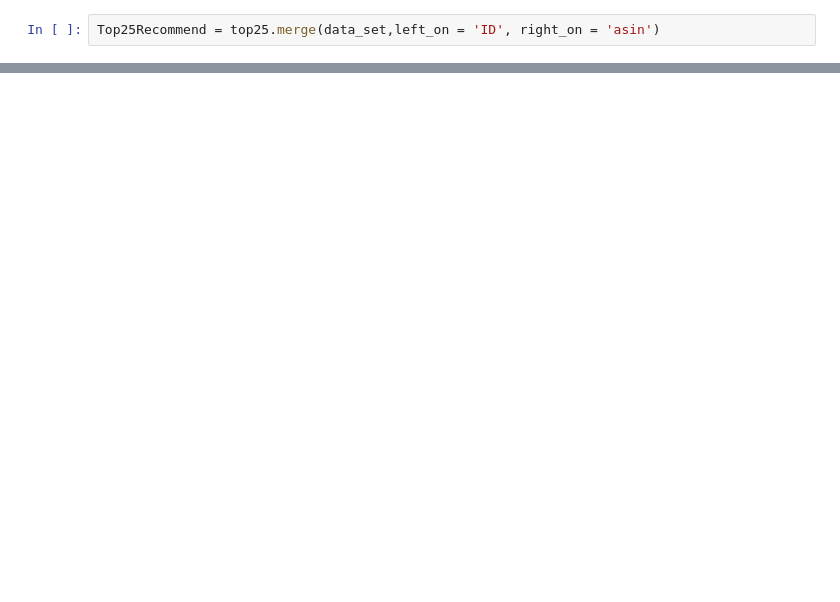
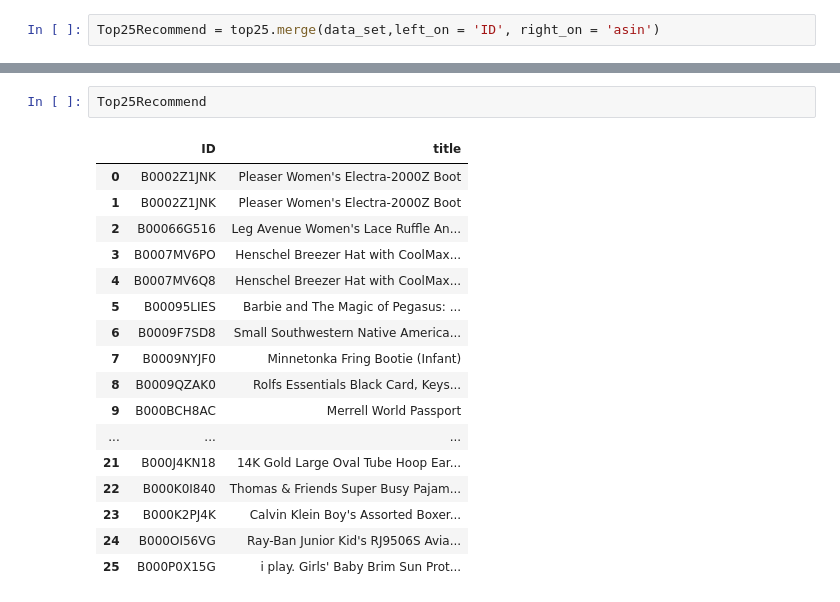
Before and after one commit to JSchluper/ML_Project, a Jupyter notebook: fashion_collab_test.ipynb, the cells around one changed output, grey strips where cells are left out. Drawn from its saved outputs; the diff is of its cells as text; blank space fills up the shorter version.

```diff
--- a/fashion_collab_test.ipynb
+++ b/fashion_collab_test.ipynb
@@ -208,0 +191,20 @@ Top25Recommend = Top25Recommend[Top25Recommend.columns[:2]]
+# %%
+Top25Recommend
+# %% [output]
+|  | ID | title |
+| 0 | B0002Z1JNK | Pleaser Women's Electra-2000Z Boot |
+| 1 | B0002Z1JNK | Pleaser Women's Electra-2000Z Boot |
+| 2 | B00066G516 | Leg Avenue Women's Lace Ruffle An... |
+| 3 | B0007MV6PO | Henschel Breezer Hat with CoolMax... |
+| 4 | B0007MV6Q8 | Henschel Breezer Hat with CoolMax... |
+| 5 | B00095LIES | Barbie and The Magic of Pegasus: ... |
+| 6 | B0009F7SD8 | Small Southwestern Native America... |
+| 7 | B0009NYJF0 | Minnetonka Fring Bootie (Infant) |
+| 8 | B0009QZAK0 | Rolfs Essentials Black Card, Keys... |
+| 9 | B000BCH8AC | Merrell World Passport |
+| ... | ... | ... |
+| 21 | B000J4KN18 | 14K Gold Large Oval Tube Hoop Ear... |
+| 22 | B000K0I840 | Thomas & Friends Super Busy Pajam... |
+| 23 | B000K2PJ4K | Calvin Klein Boy's Assorted Boxer... |
+| 24 | B000OI56VG | Ray-Ban Junior Kid's RJ9506S Avia... |
+| 25 | B000P0X15G | i play. Girls' Baby Brim Sun Prot... |
```
Also changed, not shown: parts of 11 cells of this notebook, 2 other files.
